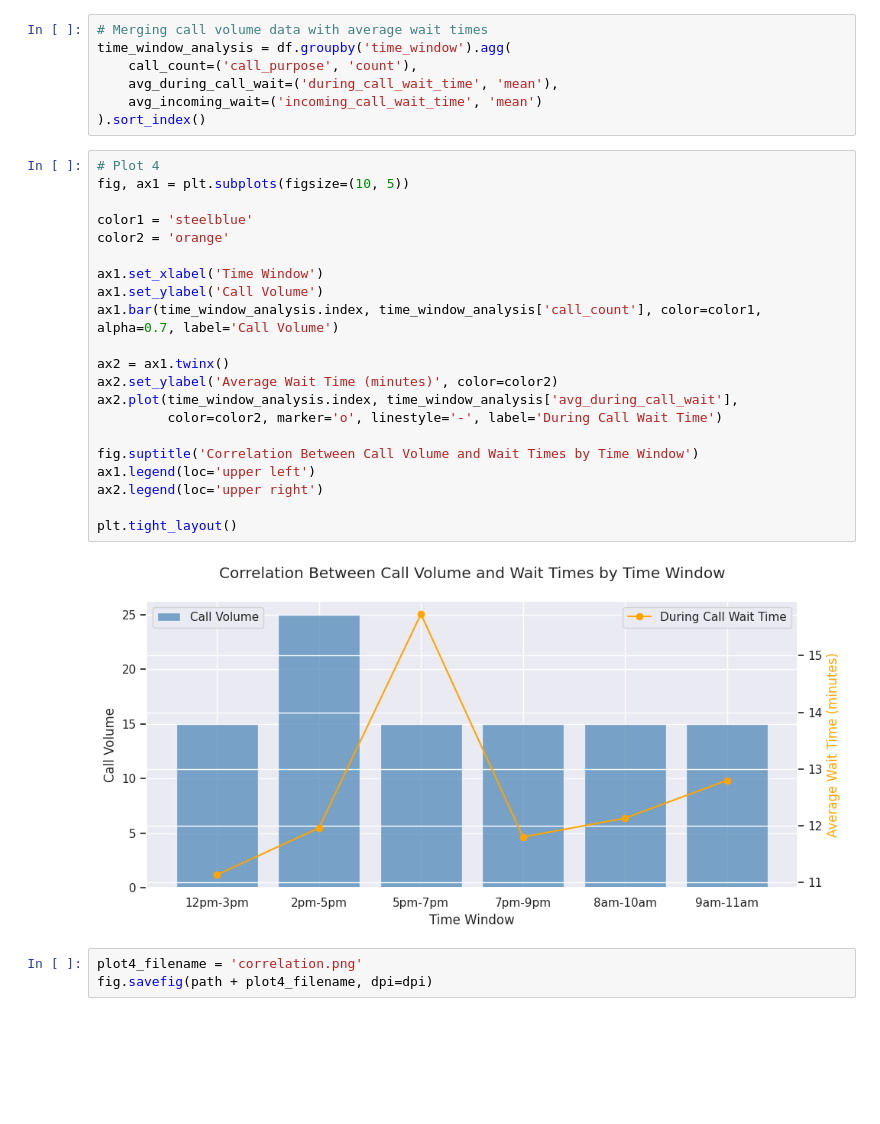
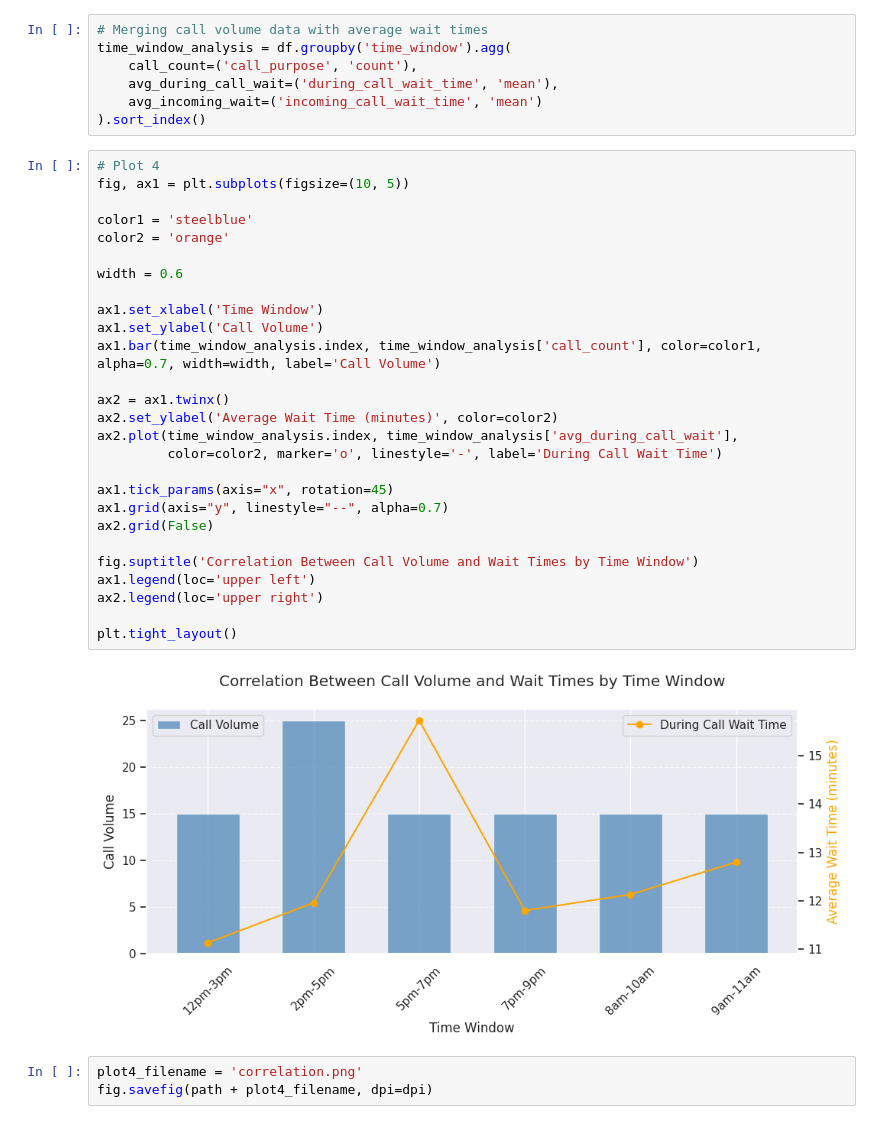
Before and after one commit to lokidamenace/msds670, a Jupyter notebook: La_Peter_Week_5_Assignment.ipynb, the cells around one changed output. Cells and saved outputs as stored; diff of their text form; blank space fills up the shorter version.

```diff
--- a/La_Peter_Week_5_Assignment.ipynb
+++ b/La_Peter_Week_5_Assignment.ipynb
@@ -119,26 +119,32 @@ time_window_analysis = df.groupby('time_window').agg(
 # %%
 # Plot 4
 fig, ax1 = plt.subplots(figsize=(10, 5))
 
 color1 = 'steelblue'
 color2 = 'orange'
 
+width = 0.6
+
 ax1.set_xlabel('Time Window')
 ax1.set_ylabel('Call Volume')
-ax1.bar(time_window_analysis.index, time_window_analysis['call_count'], color=color1, alpha=0.7, label='Call Volume')
+ax1.bar(time_window_analysis.index, time_window_analysis['call_count'], color=color1, alpha=0.7, width=width, label='Call Volume')
 
 ax2 = ax1.twinx()
 ax2.set_ylabel('Average Wait Time (minutes)', color=color2)
 ax2.plot(time_window_analysis.index, time_window_analysis['avg_during_call_wait'],
          color=color2, marker='o', linestyle='-', label='During Call Wait Time')
 
+ax1.tick_params(axis="x", rotation=45)
+ax1.grid(axis="y", linestyle="--", alpha=0.7)
+ax2.grid(False)
+
 fig.suptitle('Correlation Between Call Volume and Wait Times by Time Window')
 ax1.legend(loc='upper left')
 ax2.legend(loc='upper right')
 
 plt.tight_layout()
 # %% [output]
-[figure, old version]
+[figure, new version]
 # %%
 plot4_filename = 'correlation.png'
 fig.savefig(path + plot4_filename, dpi=dpi)
```
Also changed, not shown: 2 other files.
